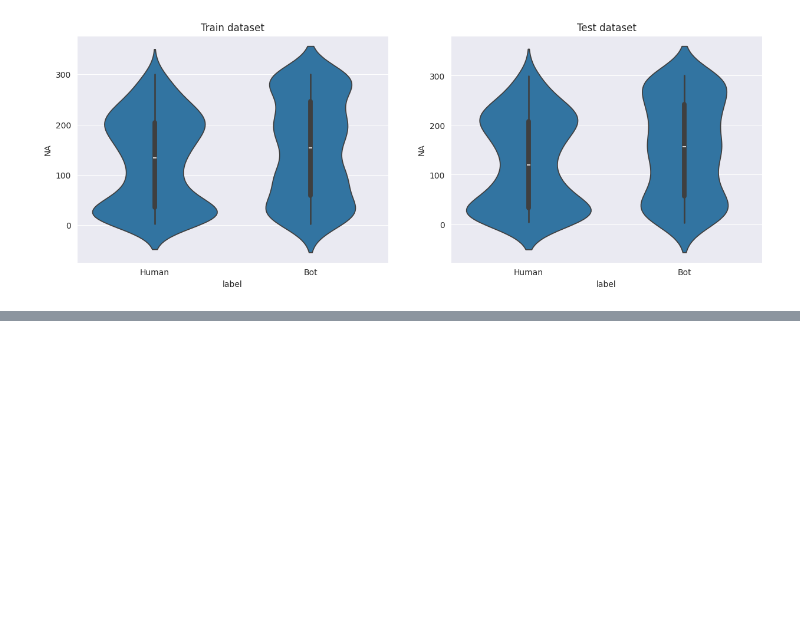
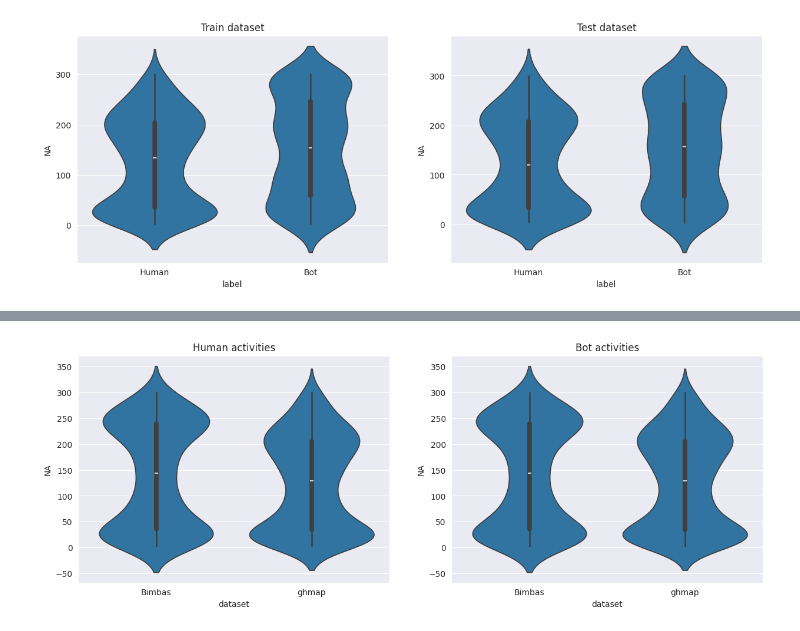
Before and after one commit to MrRose765/GitLab-Bot-identification, a Jupyter notebook: src/notebooks/data_analysis.ipynb, the cells around one changed output, grey strips where cells are left out. Drawn from its saved outputs; the diff is of its cells as text; code cells hidden in the pictures; blank space fills up the shorter version.

```diff
--- a/src/notebooks/data_analysis.ipynb
+++ b/src/notebooks/data_analysis.ipynb
@@ -140,0 +181,10 @@ plt.show()
+# %%
+
+_, ax = plt.subplots(1, 2, figsize=(15, 5))
+sns.violinplot(x='dataset', y='NA', data=human, ax=ax[0], order=['Bimbas', 'ghmap'])
+ax[0].set_title('Human activities')
+sns.violinplot(x='dataset', y='NA', data=human, ax=ax[1], order=['Bimbas', 'ghmap'])
+ax[1].set_title('Bot activities')
+plt.show()
+# %% [output]
+[figure, added]
```
Also changed, not shown: parts of 13 cells of this notebook, 4 other files.
